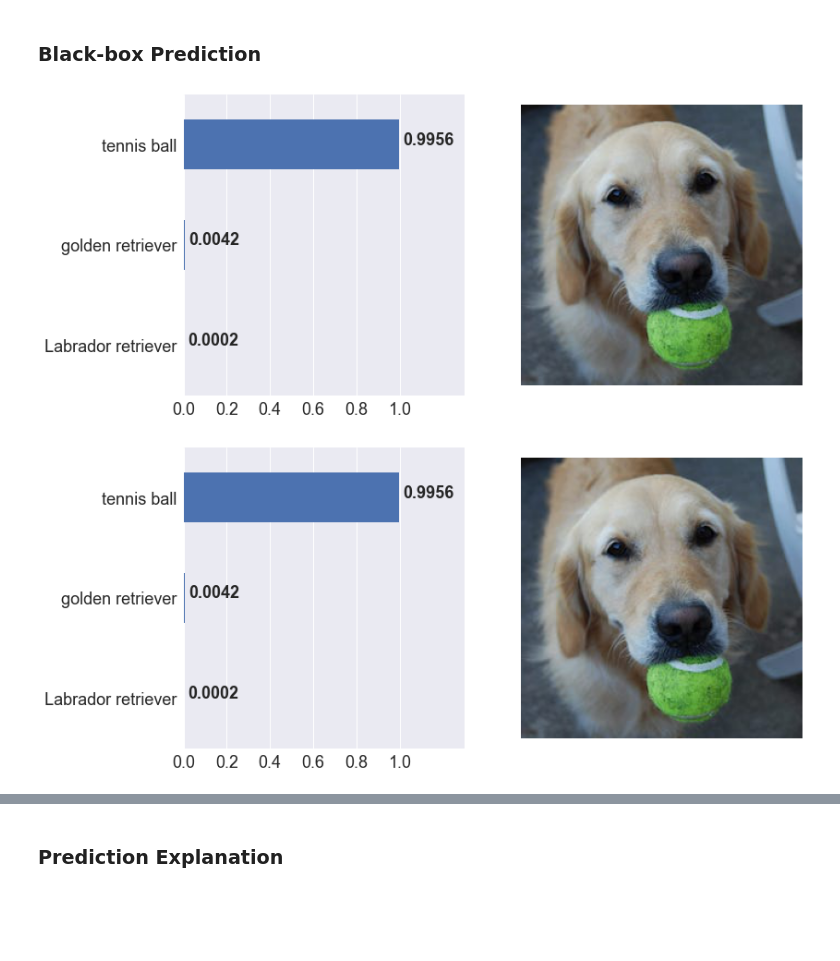
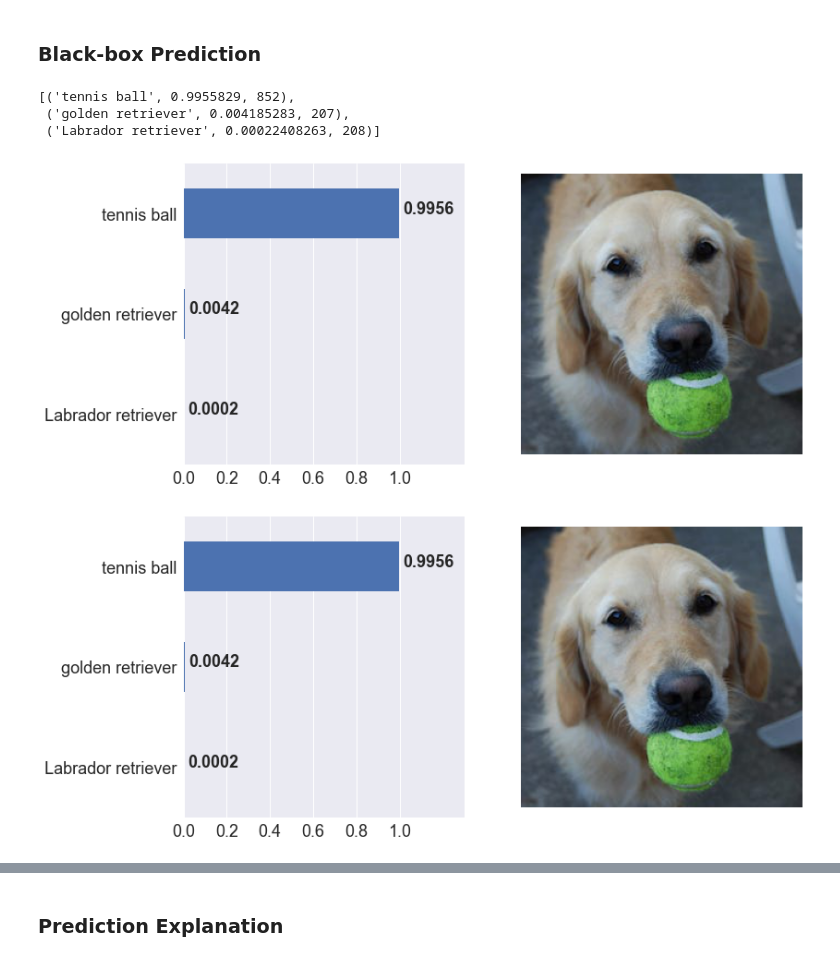
Before and after one commit to fat-forensics/resources, a Jupyter notebook: surrogates_overview/surrogates_overview.ipynb, the cells around one changed output, grey strips where cells are left out. Saved outputs shown, nothing was run; the diff lists cells and outputs as text; code cells hidden in the pictures; blank space fills up the shorter version.

```diff
--- a/surrogates_overview/surrogates_overview.ipynb
+++ b/surrogates_overview/surrogates_overview.ipynb
@@ -92,8 +101,19 @@ BATCH = 50
 <h2 style="text-align: center">Surrogate Explainers of Image Data</h2>
 # %% [markdown]
 ### Black-box Prediction ###
+# %%
+doggo_labels_3
+# %% [output]
+[('tennis ball', 0.9955829, 852),
+ ('golden retriever', 0.004185283, 207),
+ ('Labrador retriever', 0.00022408263, 208)]
 # %%
-exo.plot_image_prediction(doggo_labels_3, doggo_array)
+# NBVAL_IGNORE_OUTPUT
+classification = exo.plot_image_prediction(doggo_labels_3, doggo_array)
 # %% [output]
 [figure]
-[figure, removed]
+# %%
+# NBVAL_IGNORE_OUTPUT
+classification
+# %% [output]
+[figure, added]
```
Also changed, not shown: parts of 19 cells of this notebook, 3 other files.
